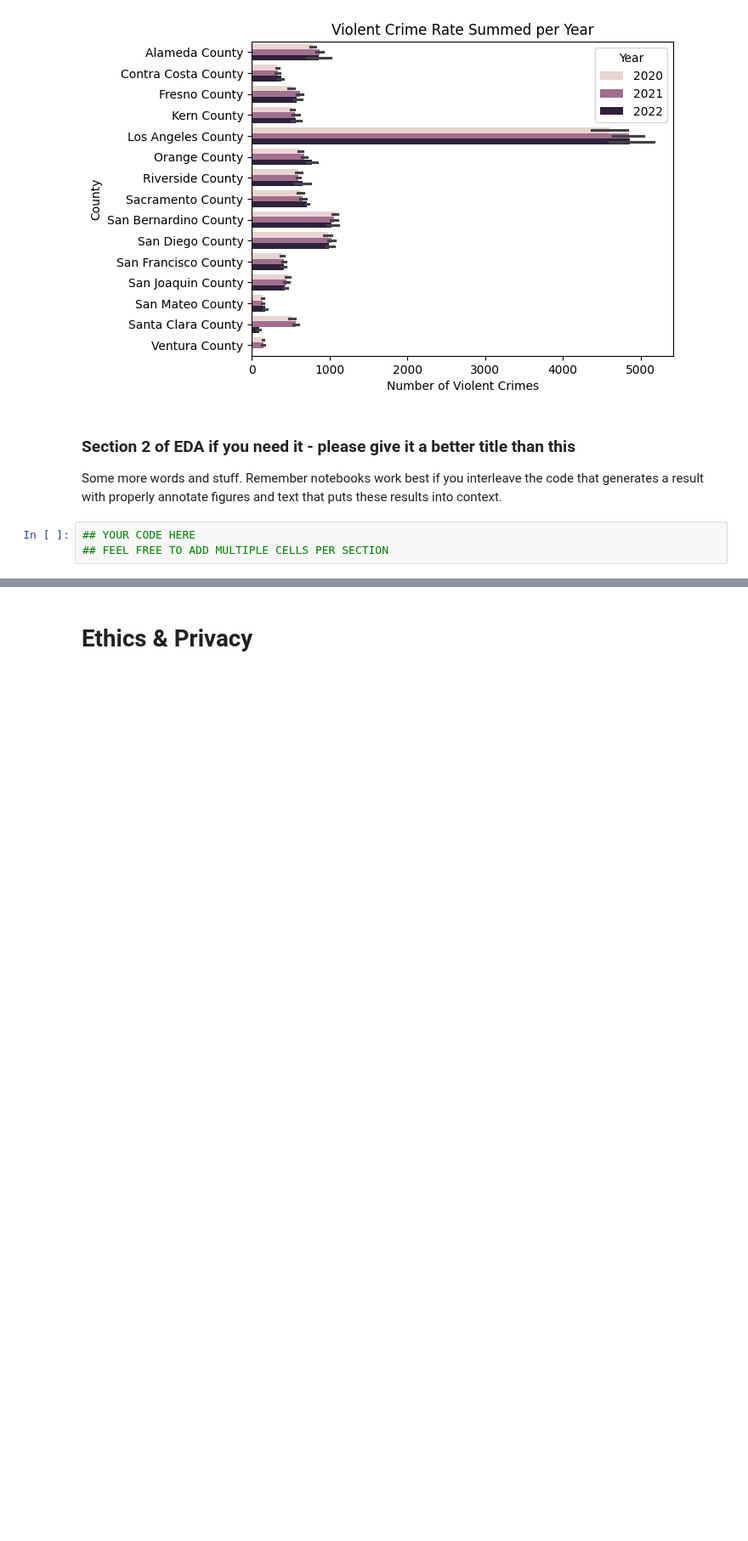
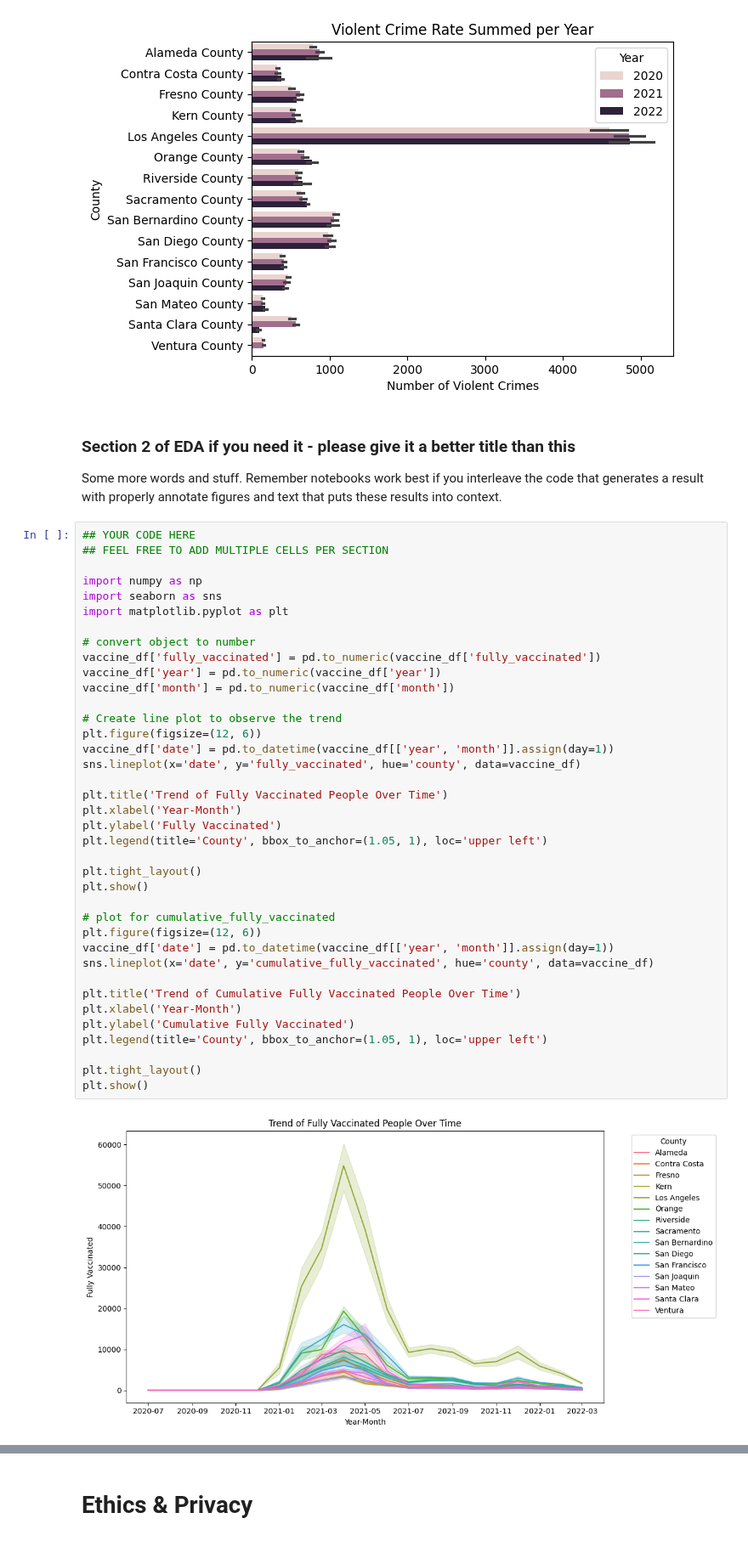
Before and after one commit to COGS108/Group022_WI24, a Jupyter notebook: EDACheckpoint_Group022_WI24.ipynb, the cells around one changed output, grey strips where cells are left out. Shown at 85% size. Drawn from its saved outputs; the diff is of its cells as text; blank space fills up the shorter version.

Commit message:
line plots for vaccine dataset

```diff
--- a/EDACheckpoint_Group022_WI24.ipynb
+++ b/EDACheckpoint_Group022_WI24.ipynb
@@ -152,6 +200,43 @@ Text(0.5, 0, 'Number of Violent Crimes')
 ### Section 2 of EDA if you need it  - please give it a better title than this
 
 Some more words and stuff.  Remember notebooks work best if you interleave the code that generates a result with properly annotate figures and text that puts these results into context.
-# %%
-## YOUR CODE HERE
-## FEEL FREE TO ADD MULTIPLE CELLS PER SECTION
+# %%
+## YOUR CODE HERE
+## FEEL FREE TO ADD MULTIPLE CELLS PER SECTION
+
+import numpy as np
+import seaborn as sns
+import matplotlib.pyplot as plt
+
+# convert object to number
+vaccine_df['fully_vaccinated'] = pd.to_numeric(vaccine_df['fully_vaccinated'])
+vaccine_df['year'] = pd.to_numeric(vaccine_df['year'])
+vaccine_df['month'] = pd.to_numeric(vaccine_df['month'])
+
+# Create line plot to observe the trend
+plt.figure(figsize=(12, 6))
+vaccine_df['date'] = pd.to_datetime(vaccine_df[['year', 'month']].assign(day=1))
+sns.lineplot(x='date', y='fully_vaccinated', hue='county', data=vaccine_df)
+
+plt.title('Trend of Fully Vaccinated People Over Time')
+plt.xlabel('Year-Month')
+plt.ylabel('Fully Vaccinated')
+plt.legend(title='County', bbox_to_anchor=(1.05, 1), loc='upper left')
+
+plt.tight_layout()
+plt.show()
+
+# plot for cumulative_fully_vaccinated
+plt.figure(figsize=(12, 6))
+vaccine_df['date'] = pd.to_datetime(vaccine_df[['year', 'month']].assign(day=1))
+sns.lineplot(x='date', y='cumulative_fully_vaccinated', hue='county', data=vaccine_df)
+
+plt.title('Trend of Cumulative Fully Vaccinated People Over Time')
+plt.xlabel('Year-Month')
+plt.ylabel('Cumulative Fully Vaccinated')
+plt.legend(title='County', bbox_to_anchor=(1.05, 1), loc='upper left')
+
+plt.tight_layout()
+plt.show()
+# %% [output]
+[figure, added]
```
Also changed, not shown: parts of 5 cells of this notebook.
